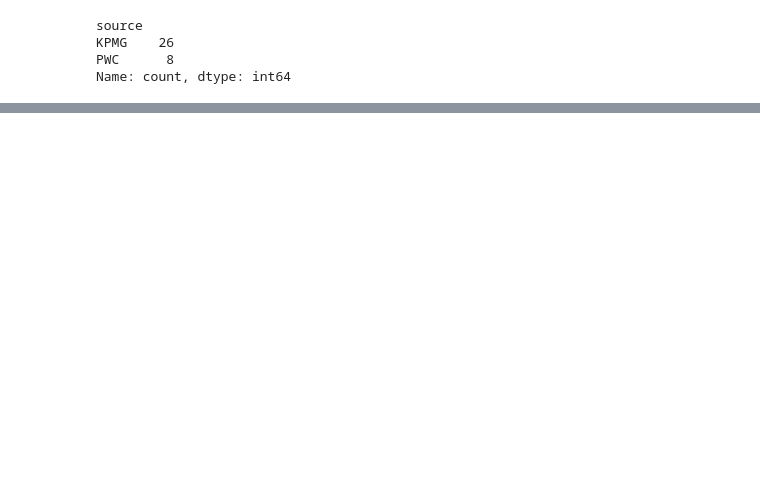
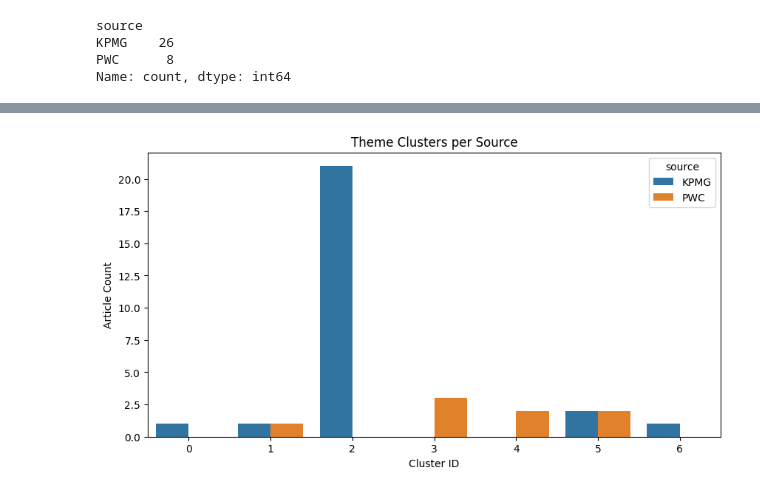
Before and after one commit to vivek-soni-916/KPMG_PwC_Insights, a Jupyter notebook: visualization.ipynb, the cells around one changed output, grey strips where cells are left out. Saved outputs shown, nothing was run; the diff lists cells and outputs as text; code cells hidden in the pictures; blank space fills up the shorter version.

```diff
--- a/visualization.ipynb
+++ b/visualization.ipynb
@@ -67,0 +113,10 @@ Name: count, dtype: int64
+# %%
+# Cluster distribution
+plt.figure(figsize=(10, 5))
+sns.countplot(data=df, x='cluster', hue='source')
+plt.title("Theme Clusters per Source")
+plt.xlabel("Cluster ID")
+plt.ylabel("Article Count")
+plt.show()
+# %% [output]
+[figure, added]
```
Also changed, not shown: parts of 9 cells of this notebook, 3 other files.
